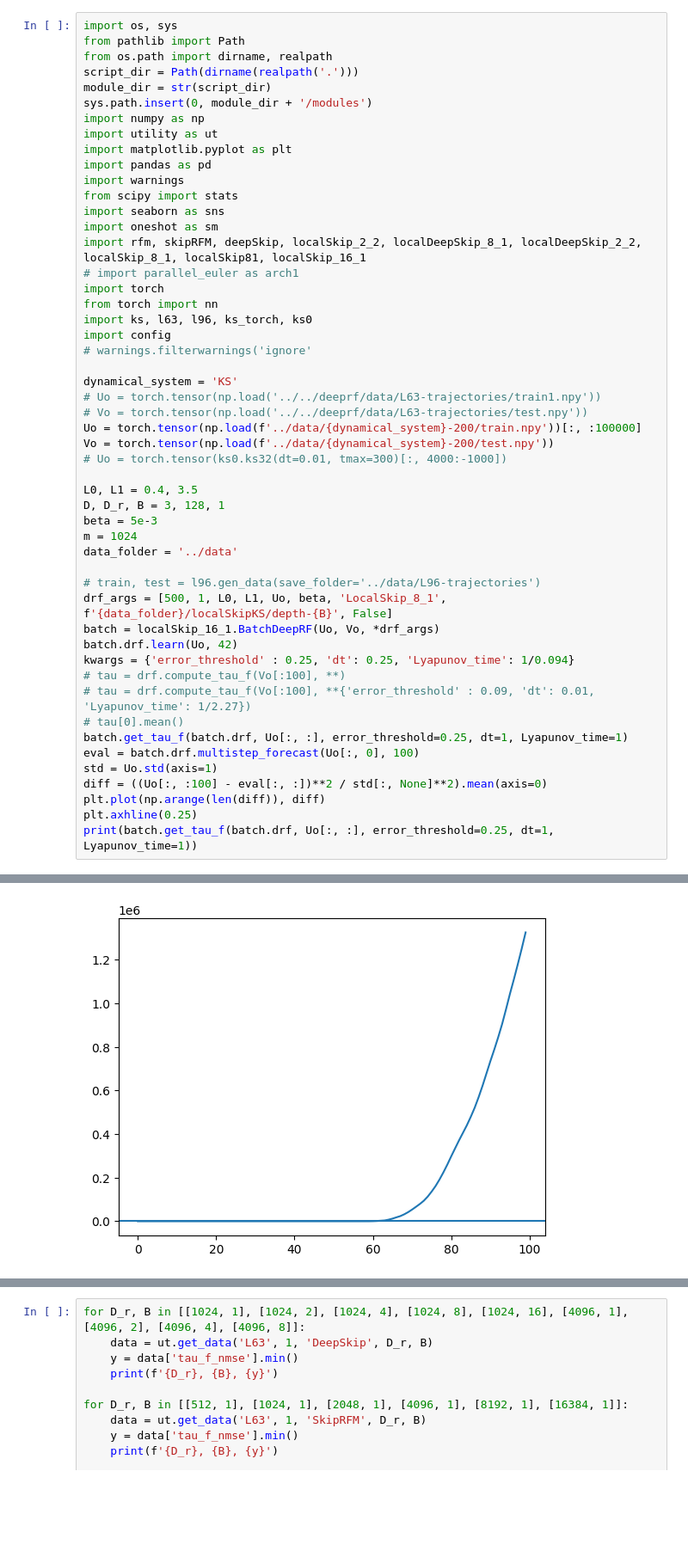
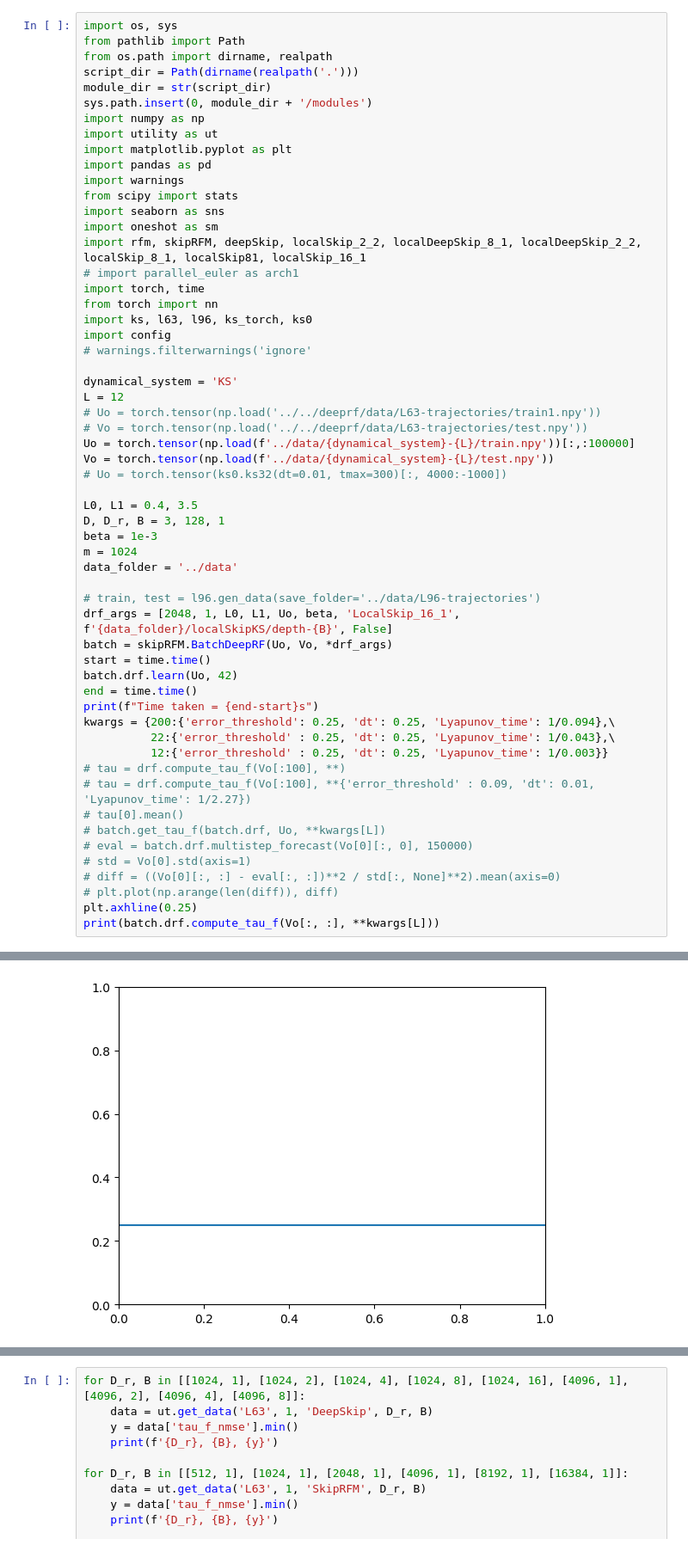
Before and after one commit to pinakm9/DeepRFM, a Jupyter notebook: notebooks/test.ipynb, the cells around one changed output, grey strips where cells are left out. Shown at 86% size. Drawn from its saved outputs; the diff is of its cells as text; blank space fills up the shorter version.

```diff
--- a/notebooks/test.ipynb
+++ b/notebooks/test.ipynb
@@ -15,38 +15,44 @@ import seaborn as sns
 import oneshot as sm
 import rfm, skipRFM, deepSkip, localSkip_2_2, localDeepSkip_8_1, localDeepSkip_2_2, localSkip_8_1, localSkip81, localSkip_16_1
 # import parallel_euler as arch1
-import torch
+import torch, time
 from torch import nn
 import ks, l63, l96, ks_torch, ks0
 import config
 # warnings.filterwarnings('ignore'
 
 dynamical_system = 'KS'
+L = 12
 # Uo = torch.tensor(np.load('../../deeprf/data/L63-trajectories/train1.npy'))
 # Vo = torch.tensor(np.load('../../deeprf/data/L63-trajectories/test.npy'))
-Uo = torch.tensor(np.load(f'../data/{dynamical_system}-200/train.npy'))[:, :100000]
-Vo = torch.tensor(np.load(f'../data/{dynamical_system}-200/test.npy'))
+Uo = torch.tensor(np.load(f'../data/{dynamical_system}-{L}/train.npy'))[:,:100000]
+Vo = torch.tensor(np.load(f'../data/{dynamical_system}-{L}/test.npy'))
 # Uo = torch.tensor(ks0.ks32(dt=0.01, tmax=300)[:, 4000:-1000])
 
 L0, L1 = 0.4, 3.5
 D, D_r, B = 3, 128, 1
-beta = 5e-3
+beta = 1e-3
 m = 1024
 data_folder = '../data'
 
 # train, test = l96.gen_data(save_folder='../data/L96-trajectories')
-drf_args = [500, 1, L0, L1, Uo, beta, 'LocalSkip_8_1', f'{data_folder}/localSkipKS/depth-{B}', False]
-batch = localSkip_16_1.BatchDeepRF(Uo, Vo, *drf_args)
+drf_args = [2048, 1, L0, L1, Uo, beta, 'LocalSkip_16_1', f'{data_folder}/localSkipKS/depth-{B}', False]
+batch = skipRFM.BatchDeepRF(Uo, Vo, *drf_args)
+start = time.time()
 batch.drf.learn(Uo, 42)
-kwargs = {'error_threshold' : 0.25, 'dt': 0.25, 'Lyapunov_time': 1/0.094}
+end = time.time()
+print(f"Time taken = {end-start}s")
+kwargs = {200:{'error_threshold': 0.25, 'dt': 0.25, 'Lyapunov_time': 1/0.094},\
+          22:{'error_threshold' : 0.25, 'dt': 0.25, 'Lyapunov_time': 1/0.043},\
+          12:{'error_threshold' : 0.25, 'dt': 0.25, 'Lyapunov_time': 1/0.003}}
 # tau = drf.compute_tau_f(Vo[:100], **)
 # tau = drf.compute_tau_f(Vo[:100], **{'error_threshold' : 0.09, 'dt': 0.01, 'Lyapunov_time': 1/2.27})
 # tau[0].mean()
-batch.get_tau_f(batch.drf, Uo[:, :], error_threshold=0.25, dt=1, Lyapunov_time=1)
-eval = batch.drf.multistep_forecast(Uo[:, 0], 100)
-std = Uo.std(axis=1)
-diff = ((Uo[:, :100] - eval[:, :])**2 / std[:, None]**2).mean(axis=0)
-plt.plot(np.arange(len(diff)), diff)
+# batch.get_tau_f(batch.drf, Uo, **kwargs[L])
+# eval = batch.drf.multistep_forecast(Vo[0][:, 0], 150000)
+# std = Vo[0].std(axis=1)
+# diff = ((Vo[0][:, :] - eval[:, :])**2 / std[:, None]**2).mean(axis=0)
+# plt.plot(np.arange(len(diff)), diff)
 plt.axhline(0.25)
-print(batch.get_tau_f(batch.drf, Uo[:, :], error_threshold=0.25, dt=1, Lyapunov_time=1))
+print(batch.drf.compute_tau_f(Vo[:, :], **kwargs[L]))
 # %% [output]
@@ -54,3 +64,3 @@ tensor([20.0000, 21.0000,  0.2639,  0.2496])
-[figure, old version]
+[figure, new version]
 # %%
 i = np.random.randint(100000-1000)
```
Also changed, not shown: parts of 15 cells of this notebook, 4 other files.
